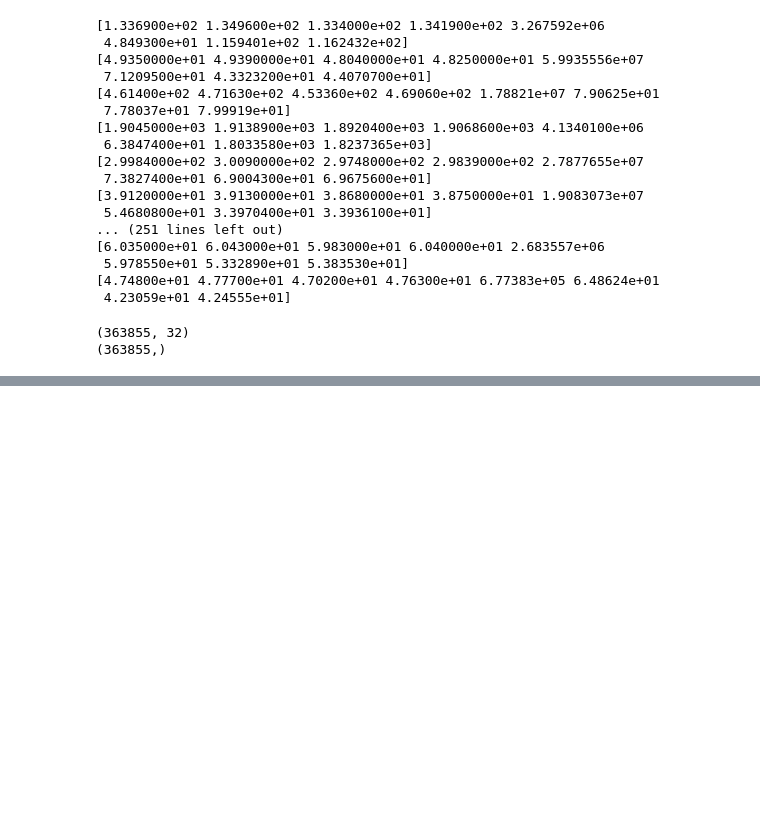
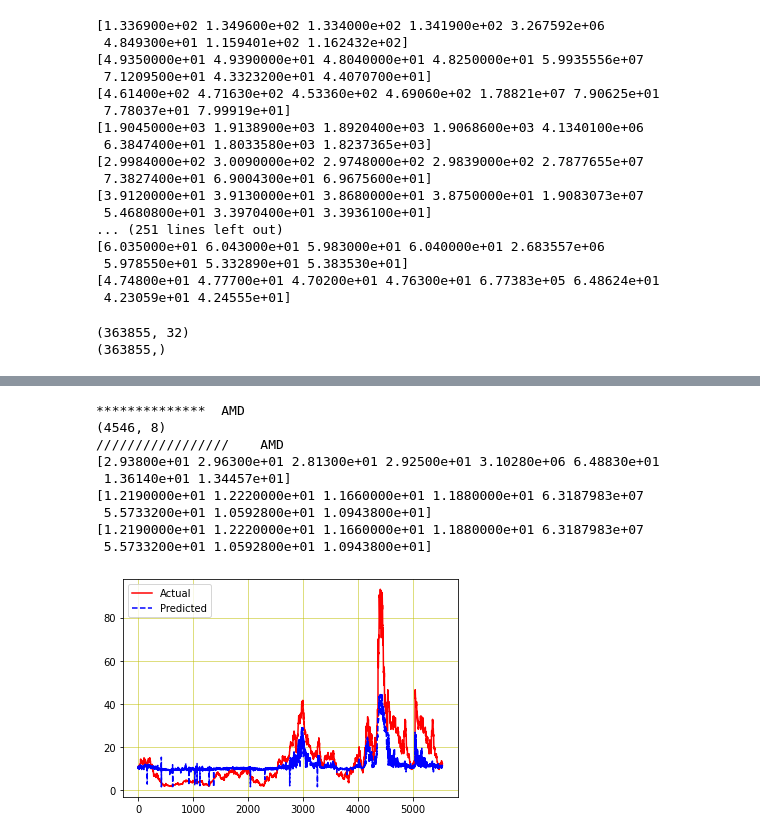
Before and after one commit to mikulicmateo/StockPrediction, a Jupyter notebook: StockPredict.ipynb, the cells around one changed output, grey strips where cells are left out. Saved outputs shown, nothing was run; the diff lists cells and outputs as text; code cells hidden in the pictures; blank space fills up the shorter version.

Commit message:
AMD stock prediction + bugfixes

```diff
--- a/StockPredict.ipynb
+++ b/StockPredict.ipynb
@@ -253,0 +253,36 @@ with np.printoptions(threshold=np.inf):
+# %%
+#Predict for AMD
+with open("/content/drive/MyDrive/dataset-amd.json") as json_file:
+    amd_dataset = json.loads(json_file.read())
+
+test_list, test_list1, test_list2 = load_from_dictionary(amd_dataset)
+
+amd_test_input, amd_test_output = to_np_arr_for_N_days(test_list)
+amd_test_input1, amd_test_output1 = to_np_arr_for_N_days(test_list1)
+amd_test_input2, amd_test_output2 = to_np_arr_for_N_days(test_list1)
+#input_data=np.append(input_data, add, axis=0)
+amd_test_input = np.append(amd_test_input, amd_test_input1, axis=0)
+amd_test_input = np.append(amd_test_input, amd_test_input2, axis=0)
+
+amd_test_output = np.append(amd_test_output, amd_test_output1, axis=0)
+amd_test_output = np.append(amd_test_output, amd_test_output2, axis=0)
+
+amd_predictions = model.predict(amd_test_input)
+
+
+pyplot.plot(amd_test_output, linestyle='solid', color='r')
+pyplot.plot(amd_predictions, linestyle='dashed', color='b')
+pyplot.legend(['Actual','Predicted'], loc='best')
+pyplot.grid(color = 'y', linewidth='0.5')
+pyplot.show()
+# %% [output]
+**************  AMD
+(4546, 8)
+/////////////////    AMD
+[2.93800e+01 2.96300e+01 2.81300e+01 2.92500e+01 3.10280e+06 6.48830e+01
+ 1.36140e+01 1.34457e+01]
+[1.2190000e+01 1.2220000e+01 1.1660000e+01 1.1880000e+01 6.3187983e+07
+ 5.5733200e+01 1.0592800e+01 1.0943800e+01]
+[1.2190000e+01 1.2220000e+01 1.1660000e+01 1.1880000e+01 6.3187983e+07
+ 5.5733200e+01 1.0592800e+01 1.0943800e+01]
+[figure, added]
```
Also changed, not shown: parts of 8 cells of this notebook.
